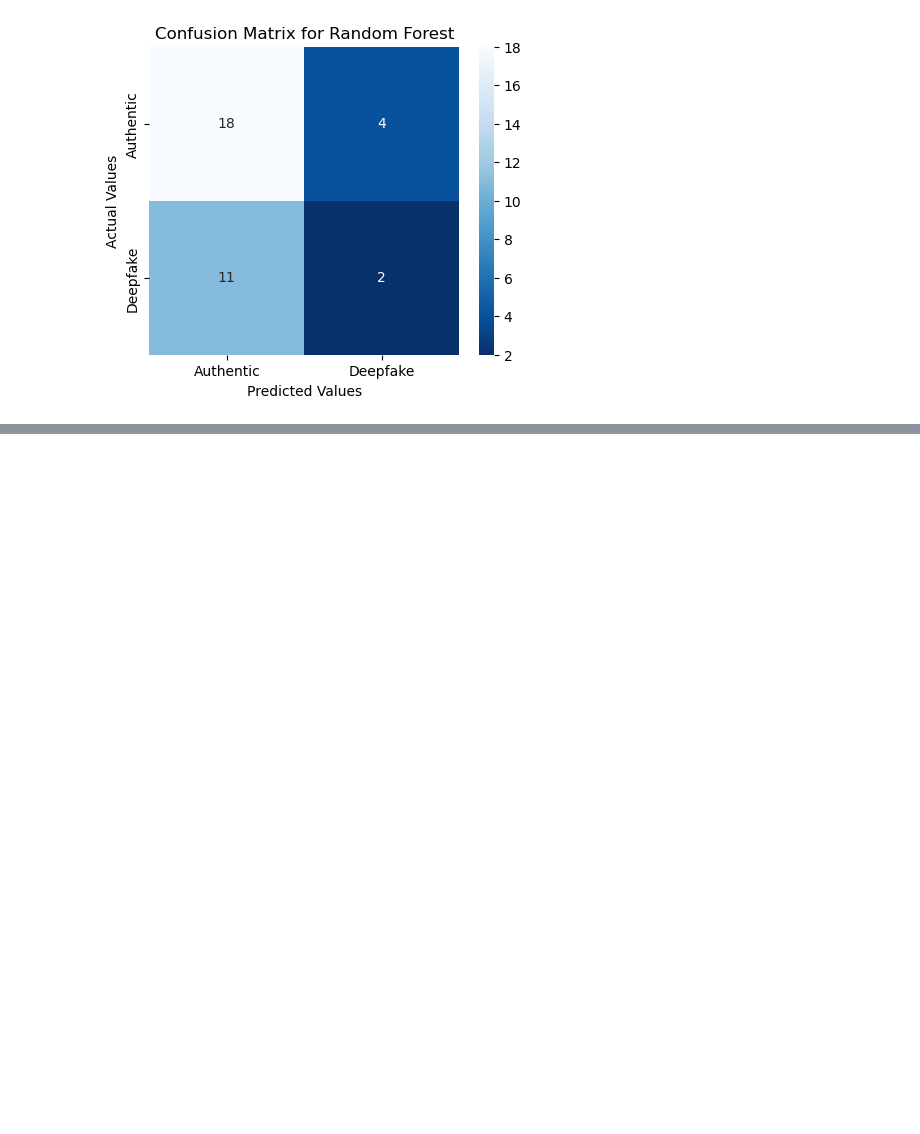
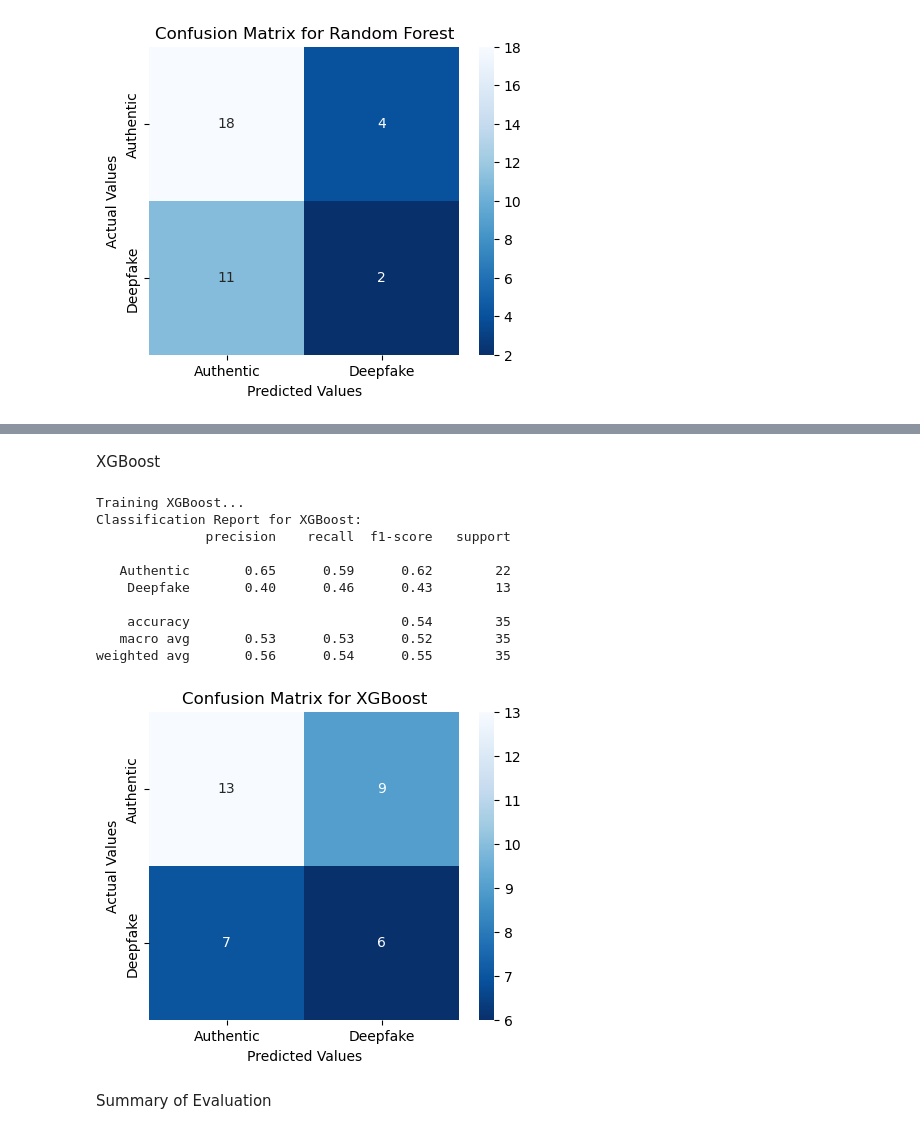
Before and after one commit to Danwidj/deepfake-detection, a Jupyter notebook: data_mining/traditional_method/scripts/classification.ipynb, the cells around one changed output, grey strips where cells are left out. Cells and saved outputs as stored; diff of their text form; code cells hidden in the pictures; blank space fills up the shorter version.

```diff
--- a/data_mining/traditional_method/scripts/classification.ipynb
+++ b/data_mining/traditional_method/scripts/classification.ipynb
@@ -200,2 +241,22 @@ weighted avg       0.51      0.57      0.52        35
+# %% [markdown]
+XGBoost
+# %%
+from xgboost import XGBClassifier
+xgb =  XGBClassifier(n_estimators=100, random_state=27)
+xgb_acc, xgb_auc, xgb_cm = evaluate_model(xgb, "XGBoost")
+# %% [output]
+Training XGBoost...
+Classification Report for XGBoost:
+              precision    recall  f1-score   support
+
+   Authentic       0.65      0.59      0.62        22
+    Deepfake       0.40      0.46      0.43        13
+
+    accuracy                           0.54        35
+   macro avg       0.53      0.53      0.52        35
+weighted avg       0.56      0.54      0.55        35
+[figure, added]
+# %% [markdown]
+Summary of Evaluation
 # %%
 print("\nSummary of Results:")
```
Also changed, not shown: parts of 6 cells of this notebook.
